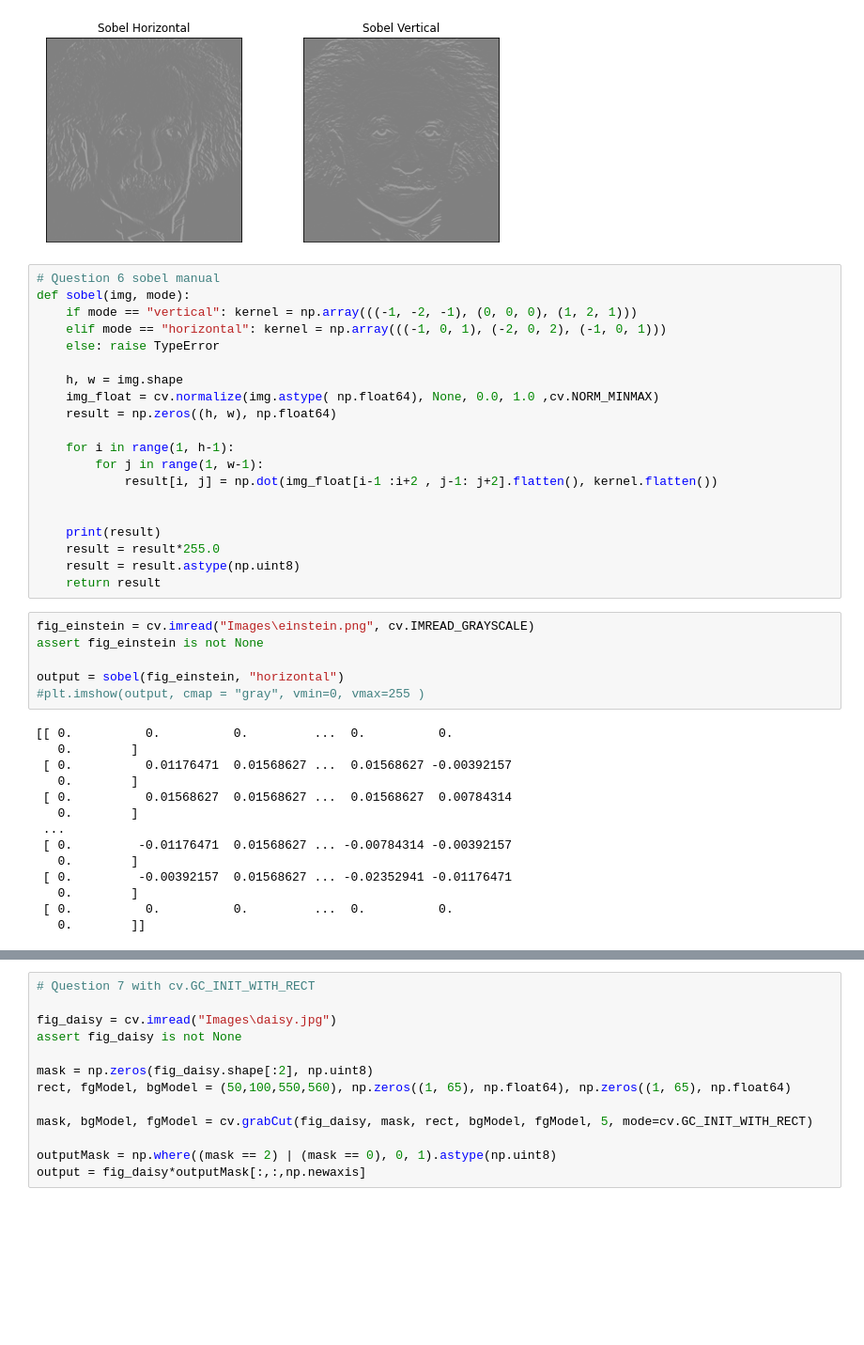
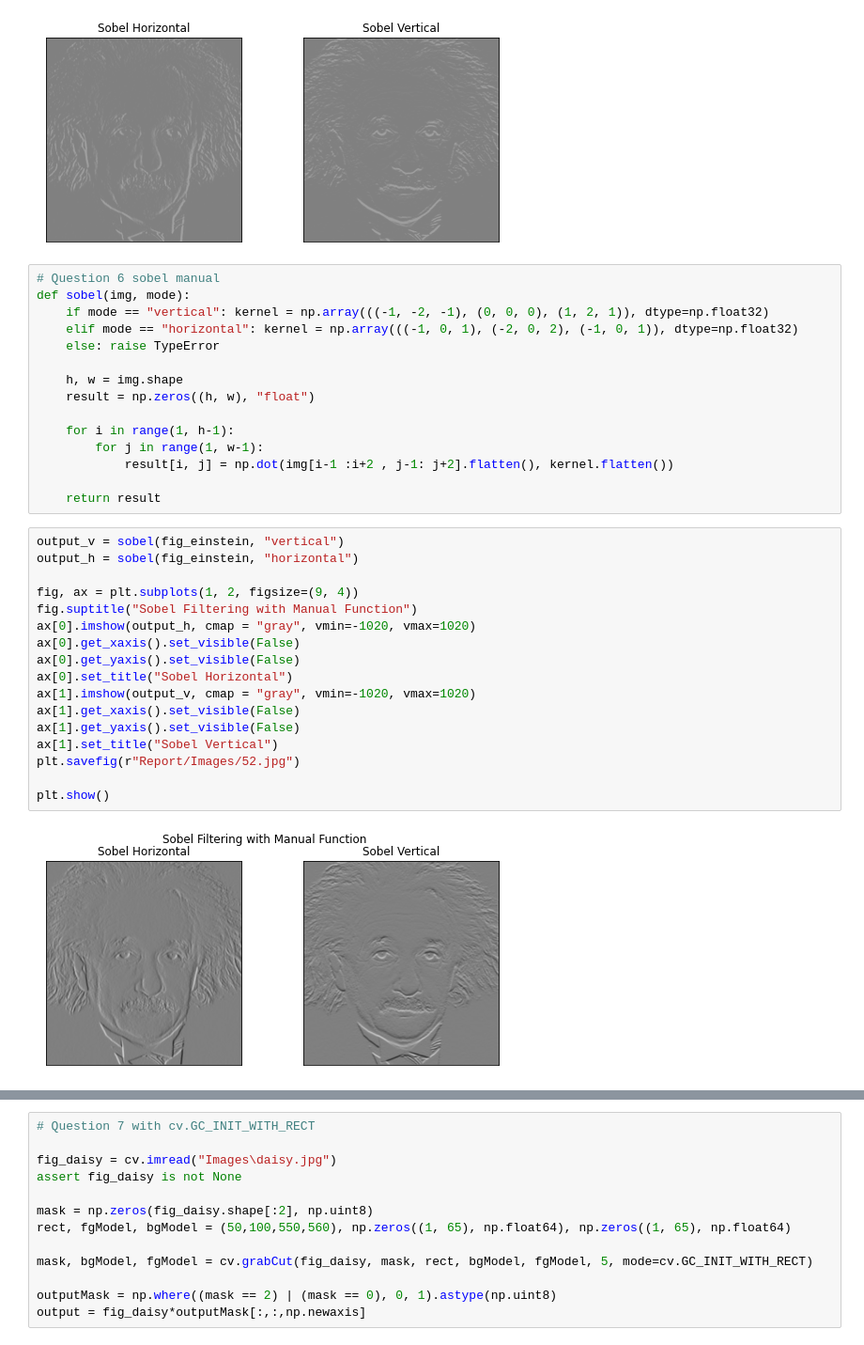
Before and after one commit to GevinduGanganath/EN2550, a Jupyter notebook: Assignment 1/Assignment 1.ipynb, the cells around one changed output, grey strips where cells are left out. Shown at 94% size. Drawn from its saved outputs; the diff is of its cells as text; blank space fills up the shorter version.

```diff
--- a/Assignment 1/Assignment 1.ipynb
+++ b/Assignment 1/Assignment 1.ipynb
@@ -247,40 +245,34 @@ plt.show()
 # %%
 # Question 6 sobel manual
 def sobel(img, mode):
-    if mode == "vertical": kernel = np.array(((-1, -2, -1), (0, 0, 0), (1, 2, 1)))
-    elif mode == "horizontal": kernel = np.array(((-1, 0, 1), (-2, 0, 2), (-1, 0, 1)))
+    if mode == "vertical": kernel = np.array(((-1, -2, -1), (0, 0, 0), (1, 2, 1)), dtype=np.float32)
+    elif mode == "horizontal": kernel = np.array(((-1, 0, 1), (-2, 0, 2), (-1, 0, 1)), dtype=np.float32)
     else: raise TypeError
 
     h, w = img.shape
-    img_float = cv.normalize(img.astype( np.float64), None, 0.0, 1.0 ,cv.NORM_MINMAX)
-    result = np.zeros((h, w), np.float64)
+    result = np.zeros((h, w), "float")
 
     for i in range(1, h-1):
         for j in range(1, w-1):
-            result[i, j] = np.dot(img_float[i-1 :i+2 , j-1: j+2].flatten(), kernel.flatten())
+            result[i, j] = np.dot(img[i-1 :i+2 , j-1: j+2].flatten(), kernel.flatten())
 
-
-    print(result)
-    result = result*255.0
-    result = result.astype(np.uint8)
     return result
-# %%
-fig_einstein = cv.imread("Images\einstein.png", cv.IMREAD_GRAYSCALE)
-assert fig_einstein is not None
-
-output = sobel(fig_einstein, "horizontal")
-#plt.imshow(output, cmap = "gray", vmin=0, vmax=255 )
-# %% [output]
-[[ 0.          0.          0.         ...  0.          0.
-   0.        ]
- [ 0.          0.01176471  0.01568627 ...  0.01568627 -0.00392157
-   0.        ]
- [ 0.          0.01568627  0.01568627 ...  0.01568627  0.00784314
-   0.        ]
- ...
- [ 0.         -0.01176471  0.01568627 ... -0.00784314 -0.00392157
-   0.        ]
- [ 0.         -0.00392157  0.01568627 ... -0.02352941 -0.01176471
-   0.        ]
- [ 0.          0.          0.         ...  0.          0.
-   0.        ]]
+# %%
+output_v = sobel(fig_einstein, "vertical")
+output_h = sobel(fig_einstein, "horizontal")
+
+fig, ax = plt.subplots(1, 2, figsize=(9, 4))
+fig.suptitle("Sobel Filtering with Manual Function")
+ax[0].imshow(output_h, cmap = "gray", vmin=-1020, vmax=1020)
+ax[0].get_xaxis().set_visible(False)
+ax[0].get_yaxis().set_visible(False)
+ax[0].set_title("Sobel Horizontal")
+ax[1].imshow(output_v, cmap = "gray", vmin=-1020, vmax=1020)
+ax[1].get_xaxis().set_visible(False)
+ax[1].get_yaxis().set_visible(False)
+ax[1].set_title("Sobel Vertical")
+plt.savefig(r"Report/Images/52.jpg")
+
+plt.show()
+# %% [output]
+[figure, added]
```
Also changed, not shown: parts of 2 cells of this notebook, 13 other files.
